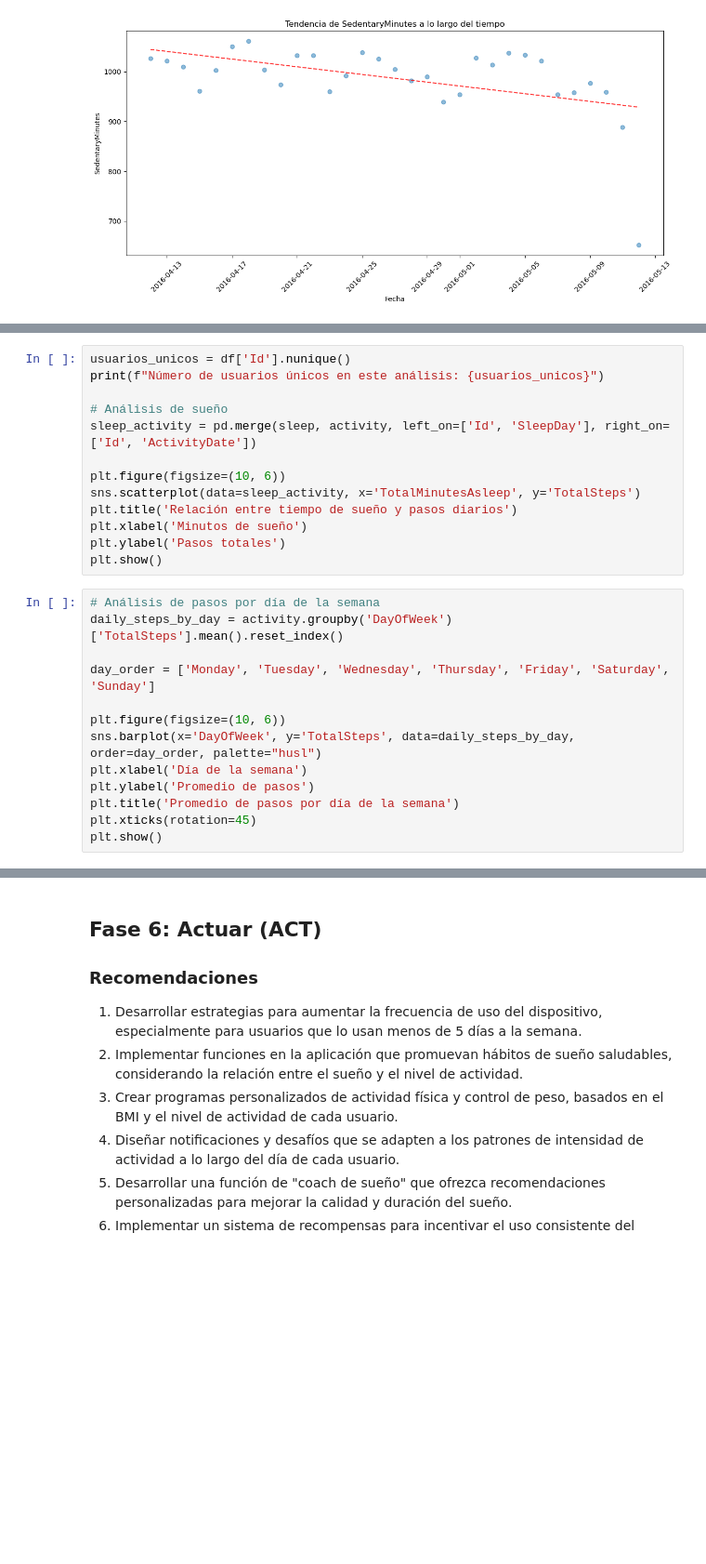
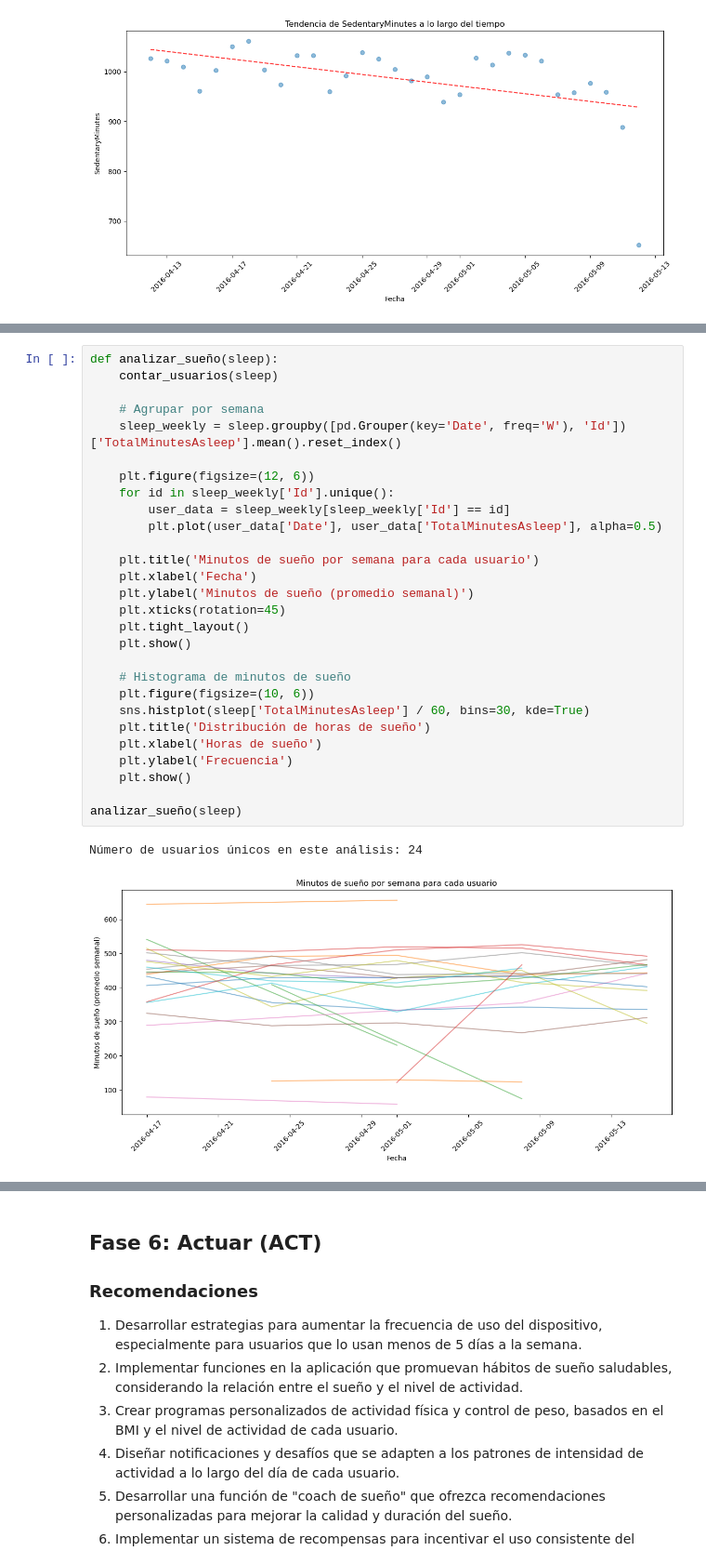
Before and after one commit to MarceloCaballeroo/Google_Proyecto, a Jupyter notebook: fitbit-fitnesss-google.ipynb, the cells around one changed output, grey strips where cells are left out. Shown: that part at 93% size. Saved outputs shown, nothing was run; the diff lists cells and outputs as text; blank space fills up the shorter version.

```diff
--- a/fitbit-fitnesss-google.ipynb
+++ b/fitbit-fitnesss-google.ipynb
@@ -380,26 +347,31 @@ plot_trend(intensities, 'SedentaryMinutes')
-# %%
-usuarios_unicos = df['Id'].nunique()
-print(f"Número de usuarios únicos en este análisis: {usuarios_unicos}")
-
-# Análisis de sueño
-sleep_activity = pd.merge(sleep, activity, left_on=['Id', 'SleepDay'], right_on=['Id', 'ActivityDate'])
-
-plt.figure(figsize=(10, 6))
-sns.scatterplot(data=sleep_activity, x='TotalMinutesAsleep', y='TotalSteps')
-plt.title('Relación entre tiempo de sueño y pasos diarios')
-plt.xlabel('Minutos de sueño')
-plt.ylabel('Pasos totales')
-plt.show()
-# %%
-# Análisis de pasos por día de la semana
-daily_steps_by_day = activity.groupby('DayOfWeek')['TotalSteps'].mean().reset_index()
-
-day_order = ['Monday', 'Tuesday', 'Wednesday', 'Thursday', 'Friday', 'Saturday', 'Sunday']
-
-plt.figure(figsize=(10, 6))
-sns.barplot(x='DayOfWeek', y='TotalSteps', data=daily_steps_by_day, order=day_order, palette="husl")
-plt.xlabel('Día de la semana')
-plt.ylabel('Promedio de pasos')
-plt.title('Promedio de pasos por día de la semana')
-plt.xticks(rotation=45)
-plt.show()
+# %%
+def analizar_sueño(sleep):
+    contar_usuarios(sleep)
+
+    # Agrupar por semana
+    sleep_weekly = sleep.groupby([pd.Grouper(key='Date', freq='W'), 'Id'])['TotalMinutesAsleep'].mean().reset_index()
+
+    plt.figure(figsize=(12, 6))
+    for id in sleep_weekly['Id'].unique():
+        user_data = sleep_weekly[sleep_weekly['Id'] == id]
+        plt.plot(user_data['Date'], user_data['TotalMinutesAsleep'], alpha=0.5)
+
+    plt.title('Minutos de sueño por semana para cada usuario')
+    plt.xlabel('Fecha')
+    plt.ylabel('Minutos de sueño (promedio semanal)')
+    plt.xticks(rotation=45)
+    plt.tight_layout()
+    plt.show()
+
+    # Histograma de minutos de sueño
+    plt.figure(figsize=(10, 6))
+    sns.histplot(sleep['TotalMinutesAsleep'] / 60, bins=30, kde=True)
+    plt.title('Distribución de horas de sueño')
+    plt.xlabel('Horas de sueño')
+    plt.ylabel('Frecuencia')
+    plt.show()
+
+analizar_sueño(sleep)
+# %% [output]
+Número de usuarios únicos en este análisis: 24
+[figure, added]
```
Also changed, not shown: parts of 7 cells of this notebook.
